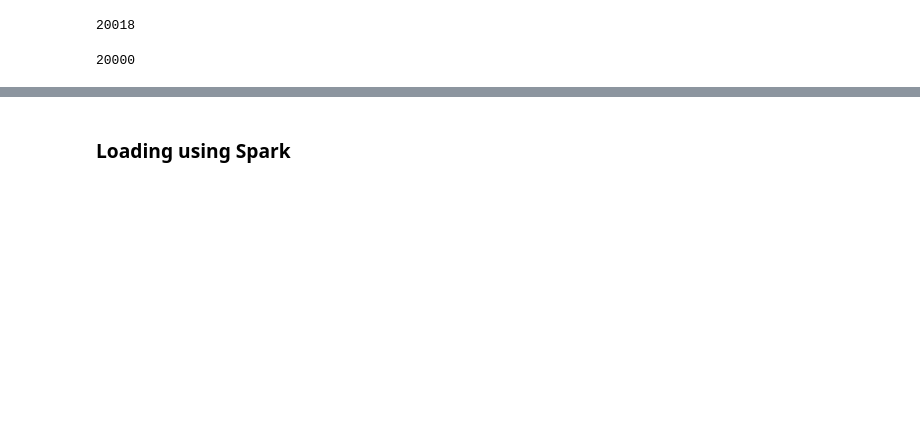
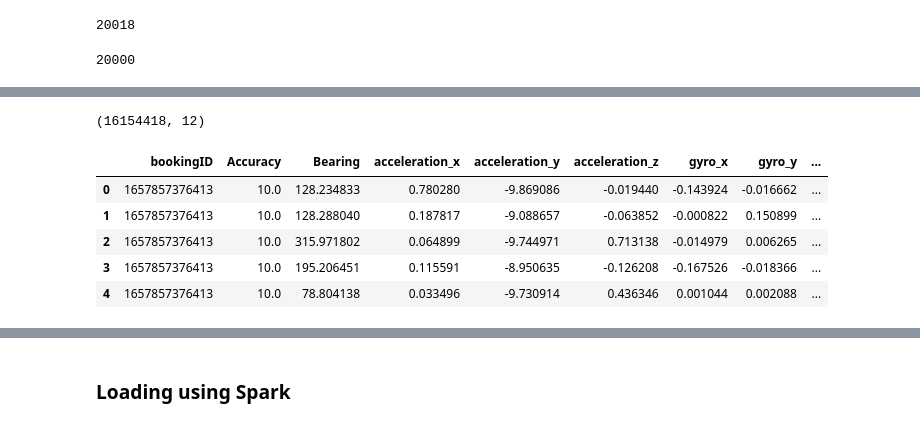
Before and after one commit to PrinceJavier/grab-ai, a Jupyter notebook: grab-ai-eda.ipynb, the cells around one changed output, grey strips where cells are left out. Cells and saved outputs as stored; diff of their text form; code cells hidden in the pictures; blank space fills up the shorter version.

```diff
--- a/grab-ai-eda.ipynb
+++ b/grab-ai-eda.ipynb
@@ -100,0 +161,13 @@ len(labels.bookingID.unique())
+# %%
+df_feats_labels.shape
+# %% [output]
+(16154418, 12)
+# %%
+df_feats_labels.head()
+# %% [output]
+|  | bookingID | Accuracy | Bearing | acceleration_x | acceleration_y | acceleration_z | gyro_x | gyro_y | ... |
+| 0 | 1657857376413 | 10.0 | 128.234833 | 0.780280 | -9.869086 | -0.019440 | -0.143924 | -0.016662 | ... |
+| 1 | 1657857376413 | 10.0 | 128.288040 | 0.187817 | -9.088657 | -0.063852 | -0.000822 | 0.150899 | ... |
+| 2 | 1657857376413 | 10.0 | 315.971802 | 0.064899 | -9.744971 | 0.713138 | -0.014979 | 0.006265 | ... |
+| 3 | 1657857376413 | 10.0 | 195.206451 | 0.115591 | -8.950635 | -0.126208 | -0.167526 | -0.018366 | ... |
+| 4 | 1657857376413 | 10.0 | 78.804138 | 0.033496 | -9.730914 | 0.436346 | 0.001044 | 0.002088 | ... |
```
Also changed, not shown: parts of 36 cells of this notebook.
